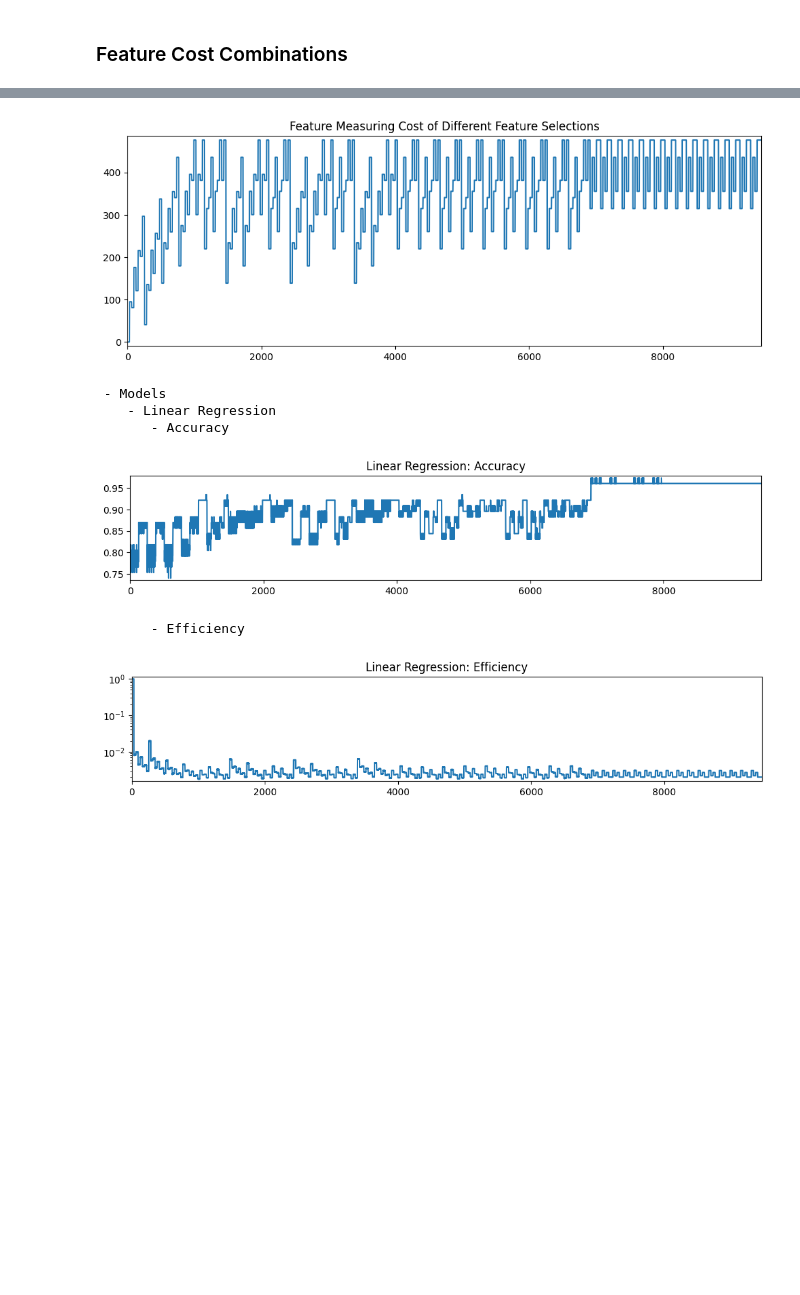
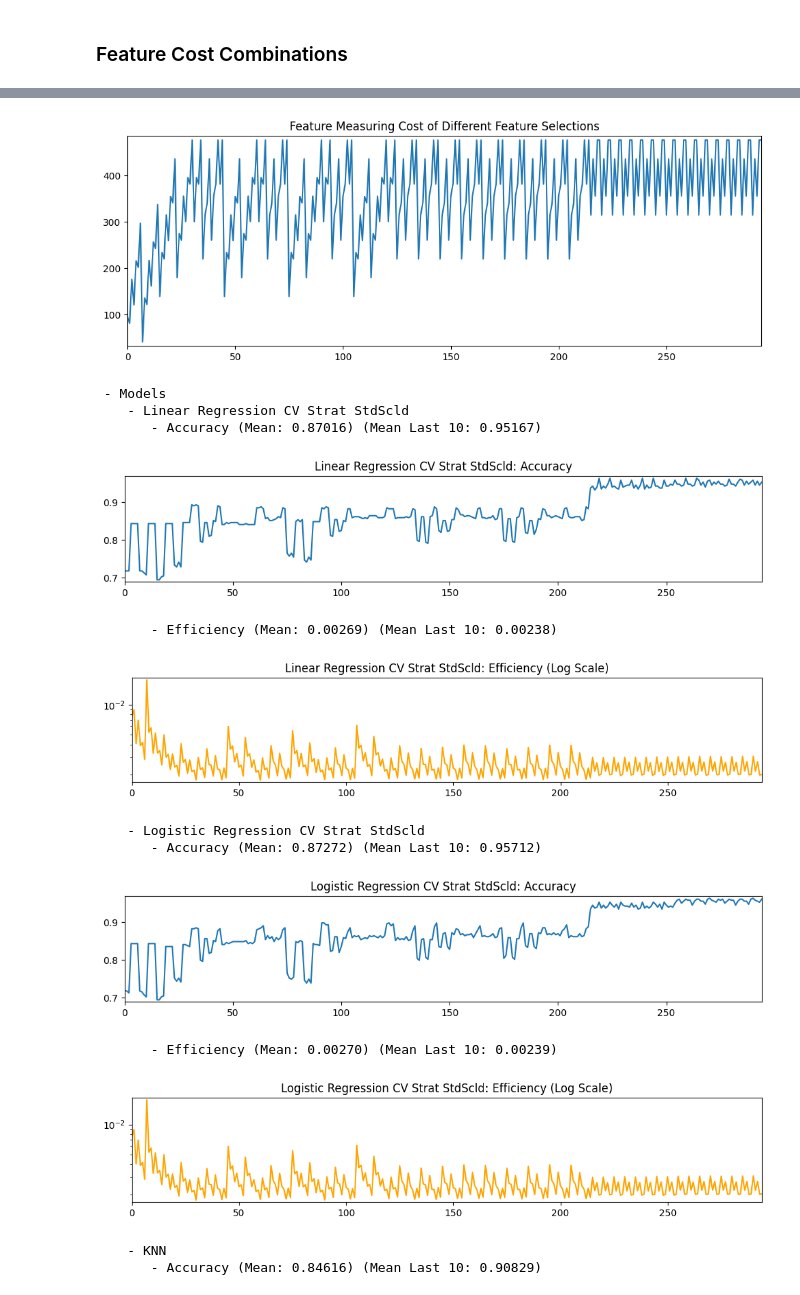
Before and after one commit to Koffiie/First-Repo, a Jupyter notebook: Thyroid_Cancer_Recurrence_Prediction.ipynb, the cells around one changed output, grey strips where cells are left out. Drawn from its saved outputs; the diff is of its cells as text; code cells hidden in the pictures; blank space fills up the shorter version.

```diff
--- a/Thyroid_Cancer_Recurrence_Prediction.ipynb
+++ b/Thyroid_Cancer_Recurrence_Prediction.ipynb
@@ -1563,11 +1616,11 @@ fs_handler = FeatureSetHandler(
     feature_measuring_costs,
     prepared_df.drop("Recurred", axis=1),
     prepared_df["Recurred"],
-    include_free_features_as_selectable=True
+    include_free_features_as_selectable=False
 )
 
 for feat_set in fs_handler.feature_set_generator():
-  #print(feat_sest)
+  #print(feat_set)
   pass
 fs_handler.print_summary()
 # %% [output]
@@ -1582,9 +1635,16 @@ fs_handler.print_summary()
        - Mode: 476.76
        - Max: 476.76
-[figure, old version]
+[figure, new version]
  - Models
-    - Linear Regression
-       - Accuracy
+    - Linear Regression CV Strat StdScld
+       - Accuracy (Mean: 0.87016) (Mean Last 10: 0.95167)
-[figure, old version]
+[figure, new version]
-       - Efficiency
+       - Efficiency (Mean: 0.00269) (Mean Last 10: 0.00238)
-[figure, old version]
+[figure, new version]
+    - Logistic Regression CV Strat StdScld
+       - Accuracy (Mean: 0.87272) (Mean Last 10: 0.95712)
+[figure, added]
+       - Efficiency (Mean: 0.00270) (Mean Last 10: 0.00239)
+[figure, added]
+    - KNN
+       - Accuracy (Mean: 0.84616) (Mean Last 10: 0.90829)
```
Also changed, not shown: parts of 3 cells of this notebook.
